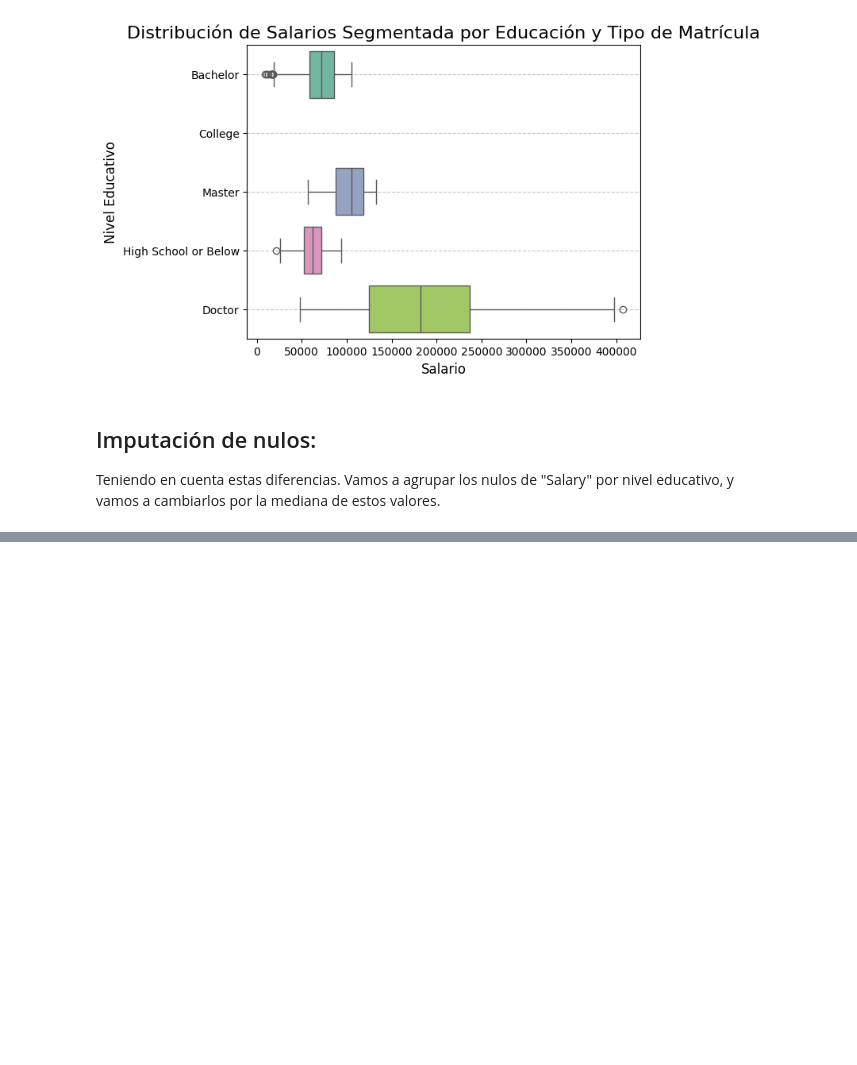
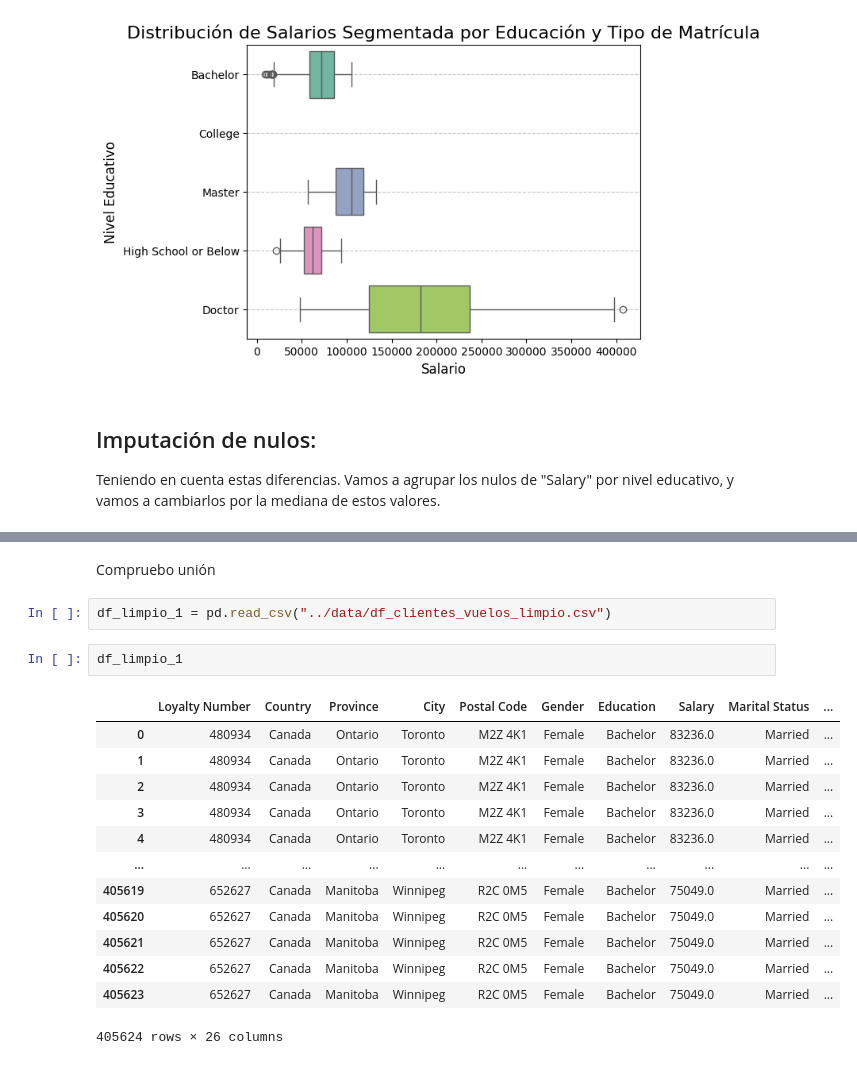
Before and after one commit to Adalab/bda-modulo-3-evaluacion-final-elenapavonfernandez-ui, a Jupyter notebook: notebooks/01_exploracion.ipynb, the cells around one changed output, grey strips where cells are left out. Saved outputs shown, nothing was run; the diff lists cells and outputs as text; blank space fills up the shorter version.

```diff
--- a/notebooks/01_exploracion.ipynb
+++ b/notebooks/01_exploracion.ipynb
@@ -501,0 +591,20 @@ Teniendo en cuenta estas diferencias. Vamos a agrupar los nulos de "Salary" por
+# %% [markdown]
+Compruebo unión
+# %%
+df_limpio_1 = pd.read_csv("../data/df_clientes_vuelos_limpio.csv")
+# %%
+df_limpio_1
+# %% [output]
+|  | Loyalty Number | Country | Province | City | Postal Code | Gender | Education | Salary | Marital Status | ... |
+| 0 | 480934 | Canada | Ontario | Toronto | M2Z 4K1 | Female | Bachelor | 83236.0 | Married | ... |
+| 1 | 480934 | Canada | Ontario | Toronto | M2Z 4K1 | Female | Bachelor | 83236.0 | Married | ... |
+| 2 | 480934 | Canada | Ontario | Toronto | M2Z 4K1 | Female | Bachelor | 83236.0 | Married | ... |
+| 3 | 480934 | Canada | Ontario | Toronto | M2Z 4K1 | Female | Bachelor | 83236.0 | Married | ... |
+| 4 | 480934 | Canada | Ontario | Toronto | M2Z 4K1 | Female | Bachelor | 83236.0 | Married | ... |
+| ... | ... | ... | ... | ... | ... | ... | ... | ... | ... | ... |
+| 405619 | 652627 | Canada | Manitoba | Winnipeg | R2C 0M5 | Female | Bachelor | 75049.0 | Married | ... |
+| 405620 | 652627 | Canada | Manitoba | Winnipeg | R2C 0M5 | Female | Bachelor | 75049.0 | Married | ... |
+| 405621 | 652627 | Canada | Manitoba | Winnipeg | R2C 0M5 | Female | Bachelor | 75049.0 | Married | ... |
+| 405622 | 652627 | Canada | Manitoba | Winnipeg | R2C 0M5 | Female | Bachelor | 75049.0 | Married | ... |
+| 405623 | 652627 | Canada | Manitoba | Winnipeg | R2C 0M5 | Female | Bachelor | 75049.0 | Married | ... |
+405624 rows × 26 columns
```
Also changed, not shown: parts of 14 cells of this notebook, 2 other files.
